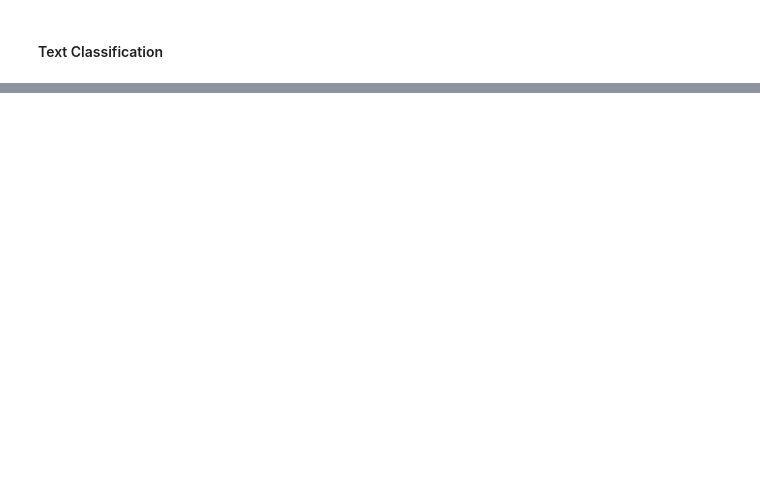
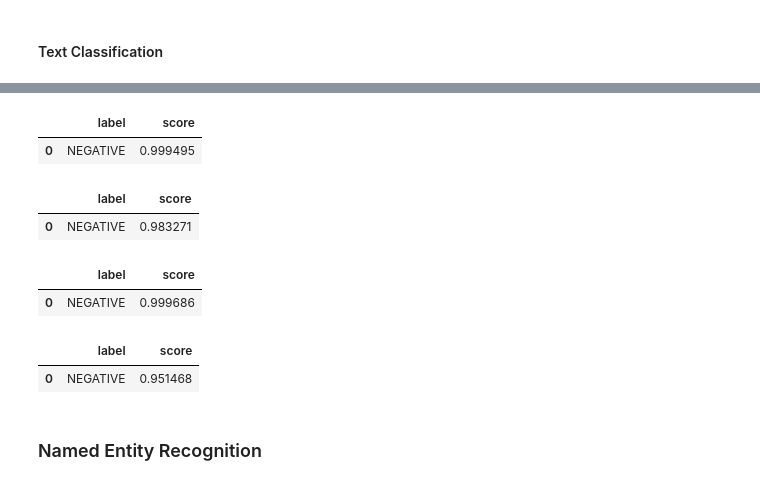
Before and after one commit to AshishMulani/NLP_CV, a Jupyter notebook: NLP/33. Pre-Trained_Transformers.ipynb, the cells around one changed output, grey strips where cells are left out. Saved outputs shown, nothing was run; the diff lists cells and outputs as text; code cells hidden in the pictures; blank space fills up the shorter version.

```diff
--- a/NLP/33. Pre-Trained_Transformers.ipynb
+++ b/NLP/33. Pre-Trained_Transformers.ipynb
@@ -21,0 +31,64 @@ df
+# %%
+text = 'I think it is imposiible for him. So just avoid it.'
+result = classifier(text)
+df = pd.DataFrame(result)
+df
+# %% [output]
+|  | label | score |
+| 0 | NEGATIVE | 0.999495 |
+# %%
+text = 'It was so impressive but not upto the mark.'
+result = classifier(text)
+df = pd.DataFrame(result)
+df
+# %% [output]
+|  | label | score |
+| 0 | NEGATIVE | 0.983271 |
+# %%
+text = '''the happy bastard's quick movie review
+damn that y2k bug .
+it's got a head start in this movie starring jamie lee curtis and another baldwin brother ( william this time ) in a story regarding a crew of a tugboat that comes across a deserted russian tech ship that has a strangeness to it when they kick the power back on .
+little do they know the power within . . .
+going for the gore and bringing on a few action sequences here and there , virus still feels very empty , like a movie going for all flash and no substance .
+we don't know why the crew was really out in the middle of nowhere , we don't know the origin of what took over the ship ( just that a big pink flashy thing hit the mir ) , and , of course , we don't know why donald sutherland is stumbling around drunkenly throughout .
+here , it's just " hey , let's chase these people around with some robots " .
+the acting is below average , even from the likes of curtis .
+you're more likely to get a kick out of her work in halloween h20 .
+sutherland is wasted and baldwin , well , he's acting like a baldwin , of course .
+the real star here are stan winston's robot design , some schnazzy cgi , and the occasional good gore shot , like picking into someone's brain .
+so , if robots and body parts really turn you on , here's your movie .
+otherwise , it's pretty much a sunken ship of a movie .
+'''
+result = classifier(text)
+df = pd.DataFrame(result)
+df
+# %% [output]
+|  | label | score |
+| 0 | NEGATIVE | 0.999686 |
+# %%
+text = '''you've got mail works alot better than it deserves to .
+in order to make the film a success , all they had to do was cast two extremely popular and attractive stars , have them share the screen for about two hours and then collect the profits .
+no real acting was involved and there is not an original or inventive bone in it's body ( it's basically a complete re-shoot of the shop around the corner , only adding a few modern twists ) .
+essentially , it goes against and defies all concepts of good contemporary filmmaking .
+it's overly sentimental and at times terribly mushy , not to mention very manipulative .
+but oh , how enjoyable that manipulation is .
+but there must be something other than the casting and manipulation that makes the movie work as well as it does , because i absolutely hated the previous ryan/hanks teaming , sleepless in seattle .
+it couldn't have been the directing , because both films were helmed by the same woman .
+i haven't quite yet figured out what i liked so much about you've got mail , but then again , is that really important ?
+if you like something so much , why even question it ?
+again , the storyline is as cliched as they come .
+tom hanks plays joe fox , the insanely likeable owner of a discount book chain and meg ryan plays kathleen kelley , the even more insanely likeable proprietor of a family-run children's book shop called , in a nice homage , the shop around the corner .
+fox and kelley soon become bitter rivals because the new fox books store is opening up right across the block from the small business .
+little do they know , they are already in love with each other over the internet , only neither party knows the other person's true identity .
+the rest of the story isn't important because all it does is serve as a mere backdrop for the two stars to share the screen .
+
+but as foreseeable as the ending is , it's so damn cute and well-done that i doubt any movie in the entire year contains a scene the evokes as much pure joy as this part does .
+when ryan discovers the true identity of her online love , i was filled with such , for lack of a better word , happiness that for the first time all year , i actually left the theater smiling .'''
+result = classifier(text)
+df = pd.DataFrame(result)
+df
+# %% [output]
+|  | label | score |
+| 0 | NEGATIVE | 0.951468 |
+# %% [markdown]
+### Named Entity Recognition
```
Also changed, not shown: parts of 15 cells of this notebook, 18 other files.
